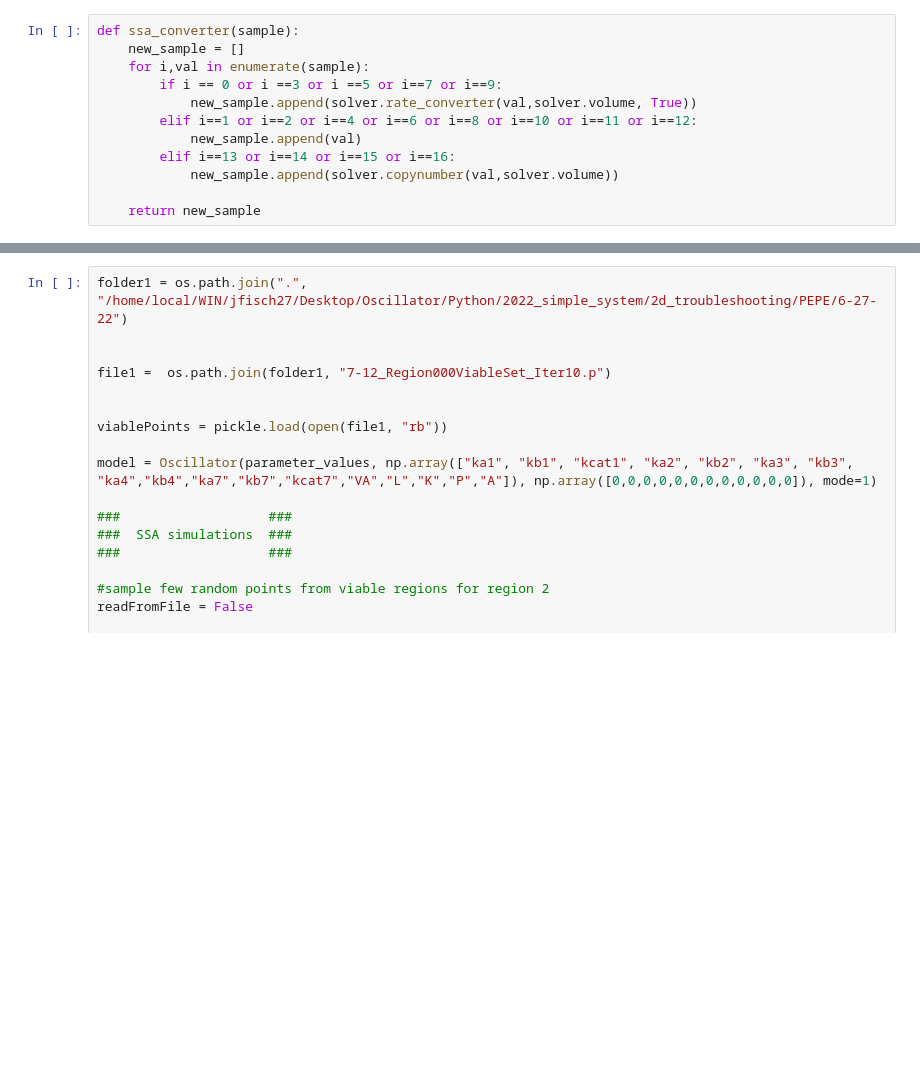
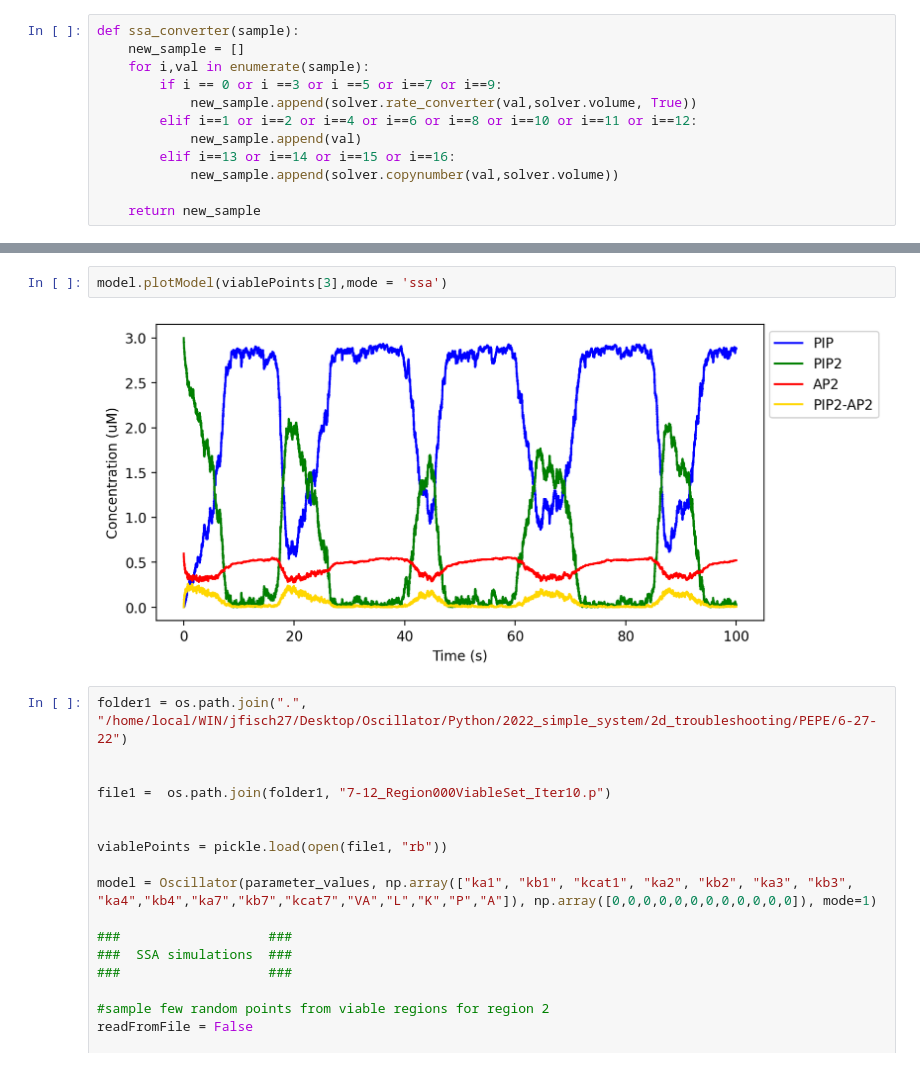
Before and after one commit to jonathanfischer97/Oscillator, a Jupyter notebook: Python/2022_simple_system/2d_troubleshooting/PEPE/8-16-22/AllLpGA.ipynb, the cells around one changed output, grey strips where cells are left out. Drawn from its saved outputs; the diff is of its cells as text; blank space fills up the shorter version.

```diff
--- a/Python/2022_simple_system/2d_troubleshooting/PEPE/8-16-22/AllLpGA.ipynb
+++ b/Python/2022_simple_system/2d_troubleshooting/PEPE/8-16-22/AllLpGA.ipynb
@@ -1657,6 +1521,10 @@ for i in range(numSamples + 3):
 plt.show()
 # %% [output]
 FileNotFoundError: [Errno 2] No such file or directory: '/Users/jonathanfischer/Desktop/Desktop - Jonathan’s MacBook Air/Oscillator/Python/2022_simple_system/2d_troubleshooting/PEPE/6-27-22/7-12_Regio ...
+# %%
+model.plotModel(viablePoints[3],mode = 'ssa')
+# %% [output]
+[figure, added]
 # %%
 folder1 = os.path.join(".", "/home/local/WIN/jfisch27/Desktop/Oscillator/Python/2022_simple_system/2d_troubleshooting/PEPE/6-27-22")
 
```
Also changed, not shown: parts of 17 cells of this notebook.
